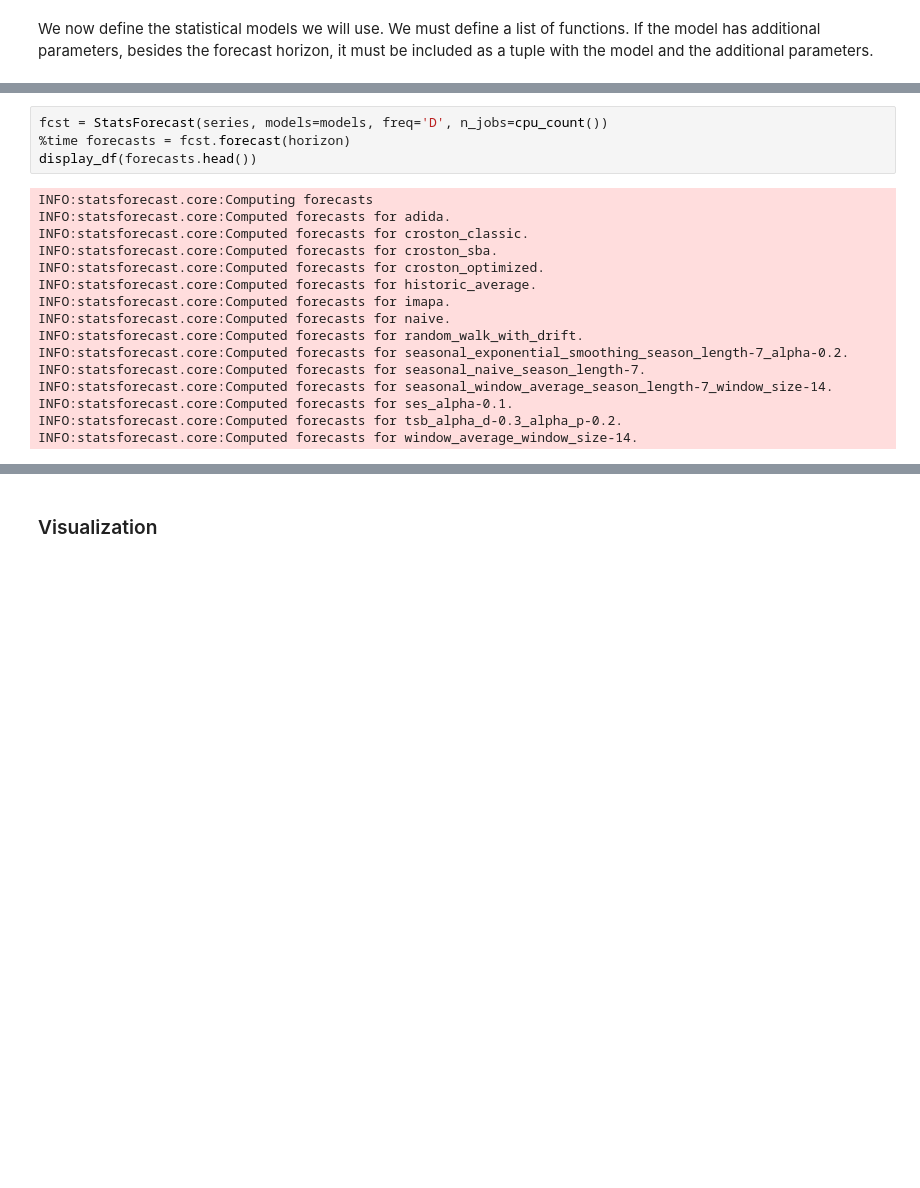
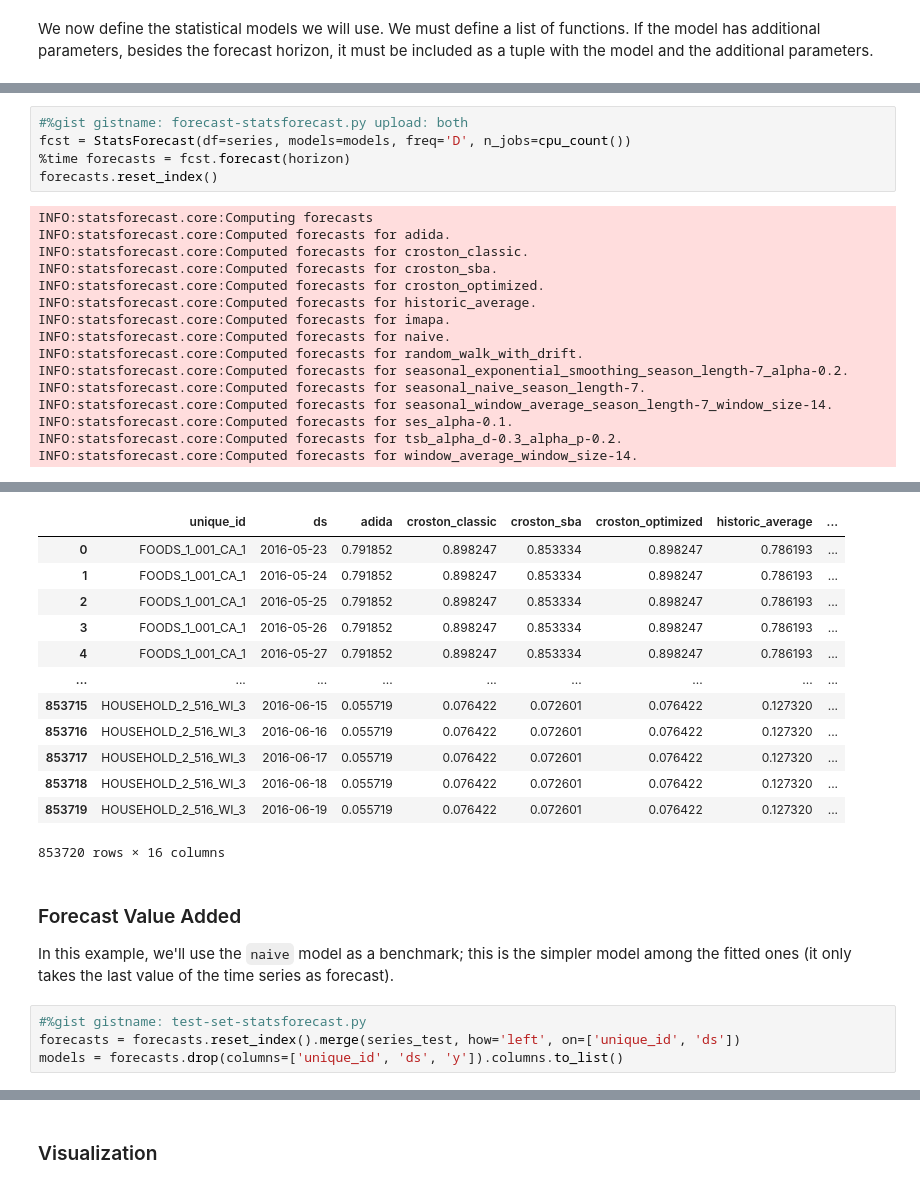
Before and after one commit to Nixtla/blog, a Jupyter notebook: _notebooks/2021-11-23-Intro-statsforecast.ipynb, the cells around one changed output, grey strips where cells are left out. Cells and saved outputs as stored; diff of their text form; blank space fills up the shorter version.

Commit message:
new version statsforecast blog

```diff
--- a/_notebooks/2021-11-23-Intro-statsforecast.ipynb
+++ b/_notebooks/2021-11-23-Intro-statsforecast.ipynb
@@ -147,7 +162,8 @@ In this way adjusting these models and generating forecasts is as simple as the
 # %%
-fcst = StatsForecast(series, models=models, freq='D', n_jobs=cpu_count())
+#%gist gistname: forecast-statsforecast.py upload: both
+fcst = StatsForecast(df=series, models=models, freq='D', n_jobs=cpu_count())
 %time forecasts = fcst.forecast(horizon)
-display_df(forecasts.head())
+forecasts.reset_index()
 # %% [output]
 INFO:statsforecast.core:Computing forecasts
 INFO:statsforecast.core:Computed forecasts for adida.
@@ -175,0 +185,21 @@ Wall time: 1min 3s
+|  | unique_id | ds | adida | croston_classic | croston_sba | croston_optimized | historic_average | ... |
+| 0 | FOODS_1_001_CA_1 | 2016-05-23 | 0.791852 | 0.898247 | 0.853334 | 0.898247 | 0.786193 | ... |
+| 1 | FOODS_1_001_CA_1 | 2016-05-24 | 0.791852 | 0.898247 | 0.853334 | 0.898247 | 0.786193 | ... |
+| 2 | FOODS_1_001_CA_1 | 2016-05-25 | 0.791852 | 0.898247 | 0.853334 | 0.898247 | 0.786193 | ... |
+| 3 | FOODS_1_001_CA_1 | 2016-05-26 | 0.791852 | 0.898247 | 0.853334 | 0.898247 | 0.786193 | ... |
+| 4 | FOODS_1_001_CA_1 | 2016-05-27 | 0.791852 | 0.898247 | 0.853334 | 0.898247 | 0.786193 | ... |
+| ... | ... | ... | ... | ... | ... | ... | ... | ... |
+| 853715 | HOUSEHOLD_2_516_WI_3 | 2016-06-15 | 0.055719 | 0.076422 | 0.072601 | 0.076422 | 0.127320 | ... |
+| 853716 | HOUSEHOLD_2_516_WI_3 | 2016-06-16 | 0.055719 | 0.076422 | 0.072601 | 0.076422 | 0.127320 | ... |
+| 853717 | HOUSEHOLD_2_516_WI_3 | 2016-06-17 | 0.055719 | 0.076422 | 0.072601 | 0.076422 | 0.127320 | ... |
+| 853718 | HOUSEHOLD_2_516_WI_3 | 2016-06-18 | 0.055719 | 0.076422 | 0.072601 | 0.076422 | 0.127320 | ... |
+| 853719 | HOUSEHOLD_2_516_WI_3 | 2016-06-19 | 0.055719 | 0.076422 | 0.072601 | 0.076422 | 0.127320 | ... |
+853720 rows × 16 columns
+# %% [markdown]
+### Forecast Value Added
+
+In this example, we'll use the `naive` model as a benchmark; this is the simpler model among the fitted ones (it only takes the last value of the time series as forecast).
+# %%
+#%gist gistname: test-set-statsforecast.py
+forecasts = forecasts.reset_index().merge(series_test, how='left', on=['unique_id', 'ds'])
+models = forecasts.drop(columns=['unique_id', 'ds', 'y']).columns.to_list()
```
Also changed, not shown: parts of 45 cells of this notebook.
